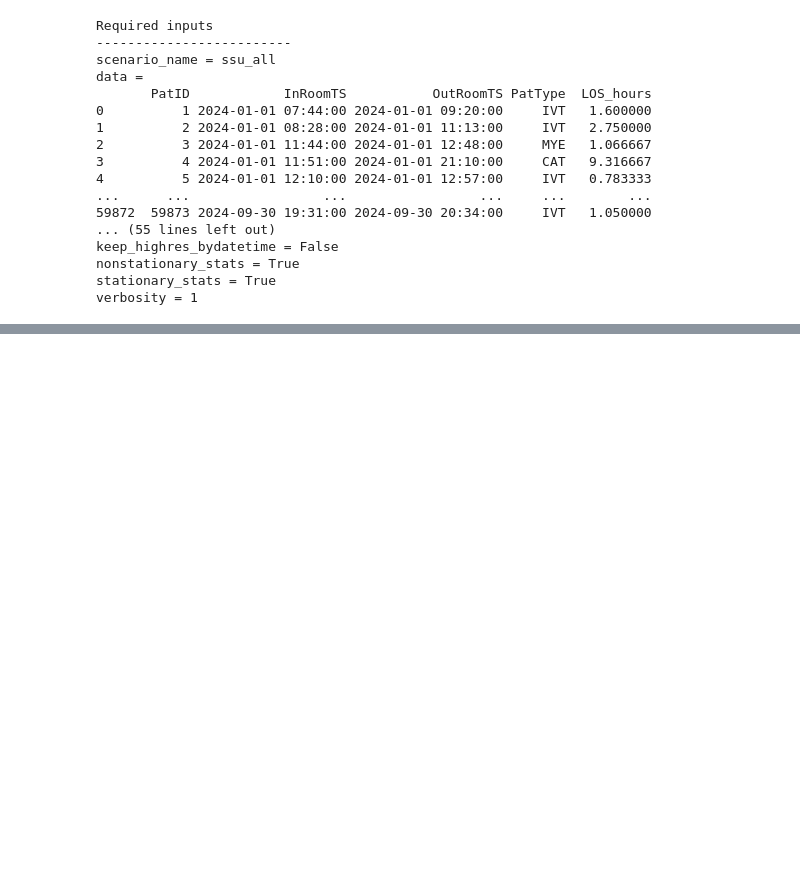
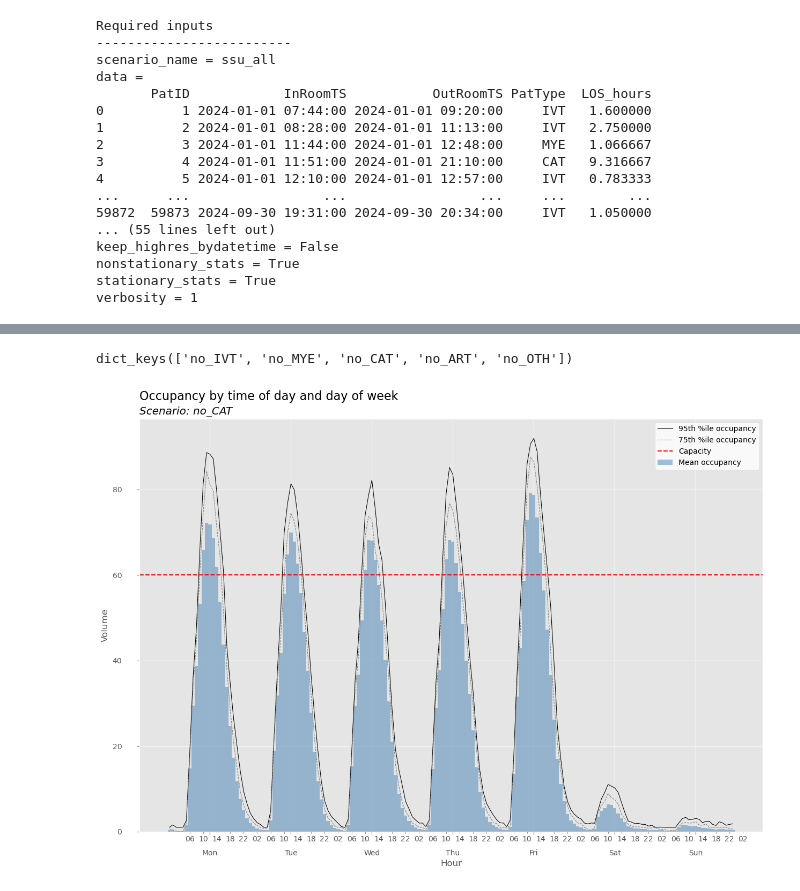
Before and after one commit to misken/hillmaker, a Jupyter notebook: docs/jb-hm/basic_occupancy_analysis.ipynb, the cells around one changed output, grey strips where cells are left out. Saved outputs shown, nothing was run; the diff lists cells and outputs as text; code cells hidden in the pictures; blank space fills up the shorter version.

```diff
--- a/docs/jb-hm/basic_occupancy_analysis.ipynb
+++ b/docs/jb-hm/basic_occupancy_analysis.ipynb
@@ -68,0 +107,15 @@ ssu_all.hills.keys()
+# %%
+# Create dict of fixed inputs
+ssu_inputs = {'data': stops_df,
+              'in_field': 'InRoomTS',
+              'out_field': 'OutRoomTS',
+              'start_analysis_dt': '2024-01-02',
+              'end_analysis_dt': '2024-09-30',
+              'cat_field': 'PatType',
+              'bin_size_minutes': 60,
+              'cap': 60,
+              'export_all_week_plots': True
+              'plot_export_path': './output'
+             }
+# %%
+exclusions = [[_ for _ in itertools.combinations(patient_types, i)] for i in range(1,4)]
@@ -68,0 +146,4 @@ ssu_all.hills.keys()
+# %%
+for i in exclusions[1]:
+    print(list(i))
+    print('_'.join(list(i)))
@@ -68,0 +190,23 @@ ssu_all.hills.keys()
+# %%
+exclusions = [[_ for _ in itertools.combinations(patient_types, i)] for i in range(1,4)]
+
+# Create container dictionary to store the weekly plots
+plots = {}
+
+# Main loop over number of patient types to exclude
+for num_cats_excluded in range(1, 4):
+    # Loop over each combination of patient types excluded (the -1 is for the zero index)
+    for exclusion in exclusions[num_cats_excluded - 1]:
+        cats_to_exclude = exclusion
+        print(f'cats_to_exclude = {cats_to_exclude}')
+        scenario_name = f'no_{"_".join(list(exclusion))}'
+        print(scenario_name)
+
+        # Create scenario object
+        scenario = hm.create_scenario(params_dict=ssu_inputs,
+                                      scenario_name=scenario_name, cats_to_exclude=cats_to_exclude)
+        # Make the hills
+        scenario.make_hills()
+
+        # Create the weekly plot (they're also being exported)
+        plots[scenario_name] = scenario.get_plot()
@@ -68,0 +231,8 @@ ssu_all.hills.keys()
+# %%
+plots.keys()
+# %% [output]
+dict_keys(['no_IVT', 'no_MYE', 'no_CAT', 'no_ART', 'no_OTH'])
+# %%
+plots['no_CAT']
+# %% [output]
+[figure, added]
```
Also changed, not shown: parts of 13 cells of this notebook, 1 other file.
